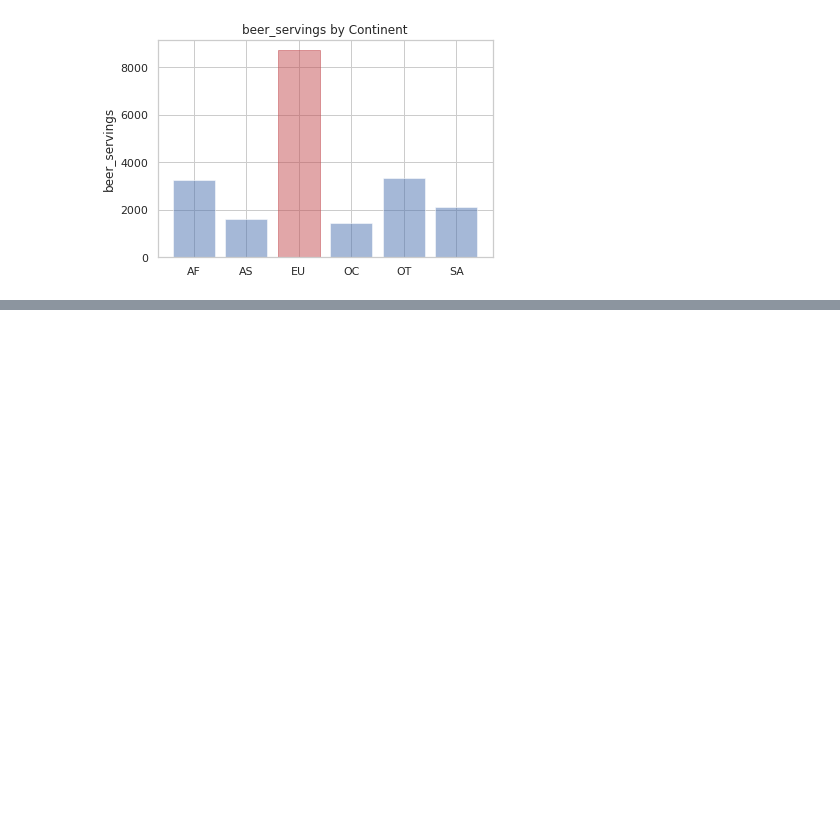
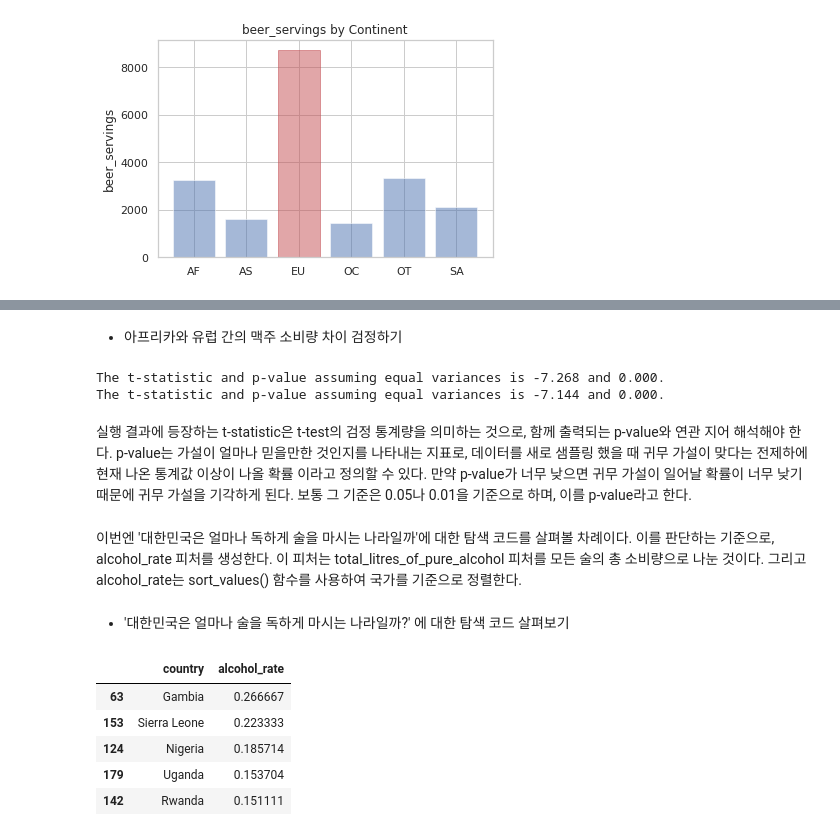
Before and after one commit to jaeyoon89/python_data_analysis, a Jupyter notebook: ch1-2_drink_eda.ipynb, the cells around one changed output, grey strips where cells are left out. Drawn from its saved outputs; the diff is of its cells as text; code cells hidden in the pictures; blank space fills up the shorter version.

```diff
--- a/ch1-2_drink_eda.ipynb
+++ b/ch1-2_drink_eda.ipynb
@@ -271,0 +280,42 @@ plt.show()
+# %% [markdown]
+- 아프리카와 유럽 간의 맥주 소비량 차이 검정하기
+# %%
+# 아프리카와 유럽 간의 맥주 소비량 차이를 검정한다.
+africa = drinks.loc[drinks['continent']=='AF']
+europe = drinks.loc[drinks['continent']=='EU']
+
+from scipy import stats
+tTestResult = stats.ttest_ind(africa['beer_servings'], europe['beer_servings'])
+tTestResultDiffVar = stats.ttest_ind(africa['beer_servings'],
+                                    europe['beer_servings'], equal_var = False)
+
+print("The t-statistic and p-value assuming equal variances is %.3f and %.3f." % tTestResult)
+print("The t-statistic and p-value assuming equal variances is %.3f and %.3f." % tTestResultDiffVar)
+# %% [output]
+The t-statistic and p-value assuming equal variances is -7.268 and 0.000.
+The t-statistic and p-value assuming equal variances is -7.144 and 0.000.
+# %% [markdown]
+실행 결과에 등장하는 t-statistic은 t-test의 검정 통계량을 의미하는 것으로, 함께 출력되는 p-value와 연관 지어 해석해야 한다. p-value는 가설이 얼마나 믿을만한 것인지를 나타내는 지표로, 데이터를 새로 샘플링 했을 때 귀무 가설이 맞다는 전제하에 현재 나온 통계값 이상이 나올 확률 이라고 정의할 수 있다. 만약 p-value가 너무 낮으면 귀무 가설이 일어날 확률이 너무 낮기 때문에 귀무 가설을 기각하게 된다. 보통 그 기준은 0.05나 0.01을 기준으로 하며, 이를 p-value라고 한다.
+# %% [markdown]
+이번엔 '대한민국은 얼마나 독하게 술을 마시는 나라일까'에 대한 탐색 코드를 살펴볼 차례이다. 이를 판단하는 기준으로, alcohol_rate 피처를 생성한다. 이 피처는 total_litres_of_pure_alcohol 피처를 모든 술의 총 소비량으로 나눈 것이다. 그리고 alcohol_rate는 sort_values() 함수를 사용하여 국가를 기준으로 정렬한다.
+# %% [markdown]
+- '대한민국은 얼마나 술을 독하게 마시는 나라일까?' 에 대한 탐색 코드 살펴보기
+# %%
+# total_servings 피처를 생성한다.
+drinks['total_servings'] = drinks['beer_servings'] + drinks['wine_servings'] + drinks['spirit_servings']
+
+# 술 소비량 대비 알코올 비율 피처를 생성한다.
+drinks['alcohol_rate'] = drinks['total_litres_of_pure_alcohol'] / drinks['total_servings']
+drinks['alcohol_rate'] = drinks['alcohol_rate'].fillna(0)
+
+# 순위 정보를 생성한다.
+country_with_rank = drinks[['country', 'alcohol_rate']]
+country_with_rank = country_with_rank.sort_values(by=['alcohol_rate'], ascending=0)
+country_with_rank.head(5)
+# %% [output]
+|  | country | alcohol_rate |
+| 63 | Gambia | 0.266667 |
+| 153 | Sierra Leone | 0.223333 |
+| 124 | Nigeria | 0.185714 |
+| 179 | Uganda | 0.153704 |
+| 142 | Rwanda | 0.151111 |
```
Also changed, not shown: parts of 6 cells of this notebook.
